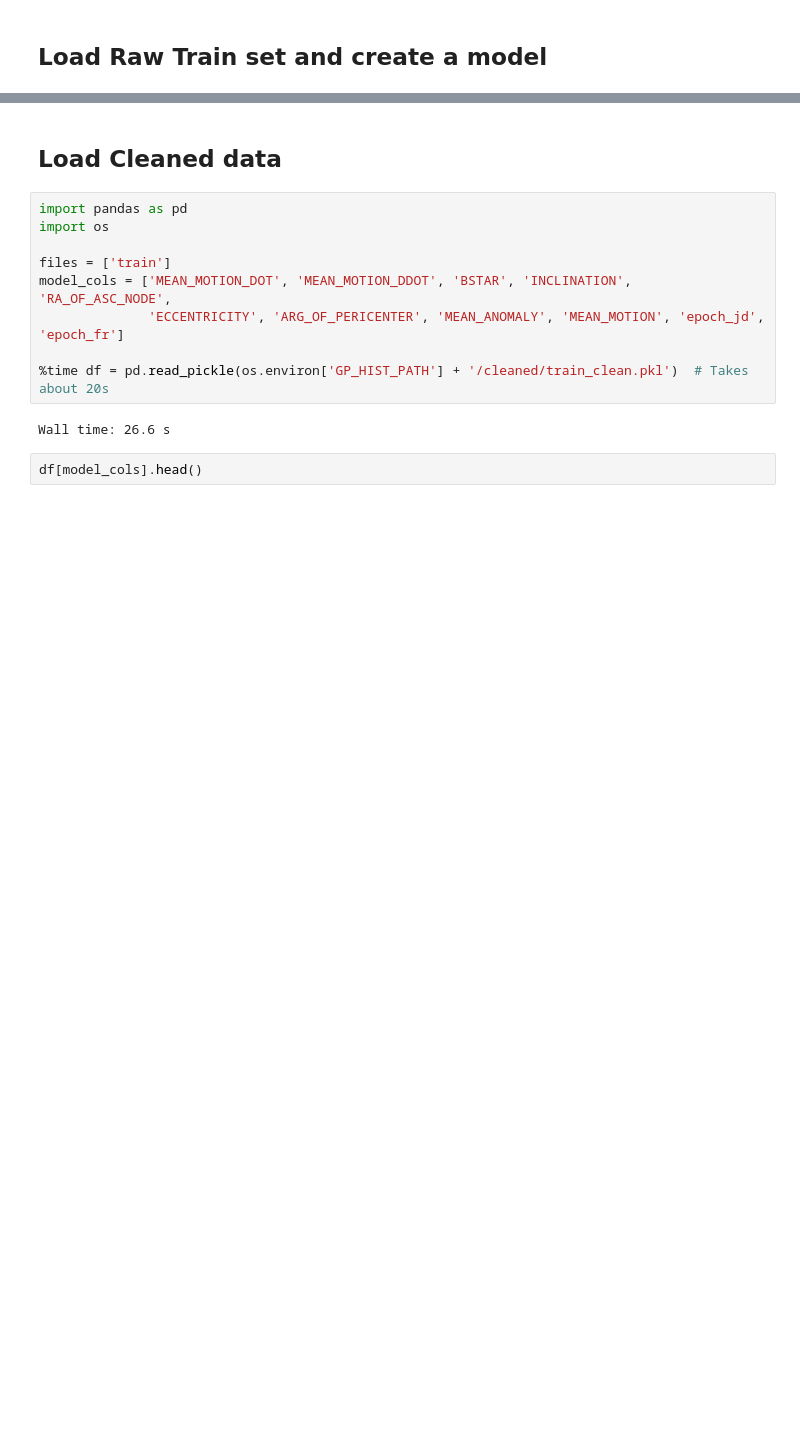
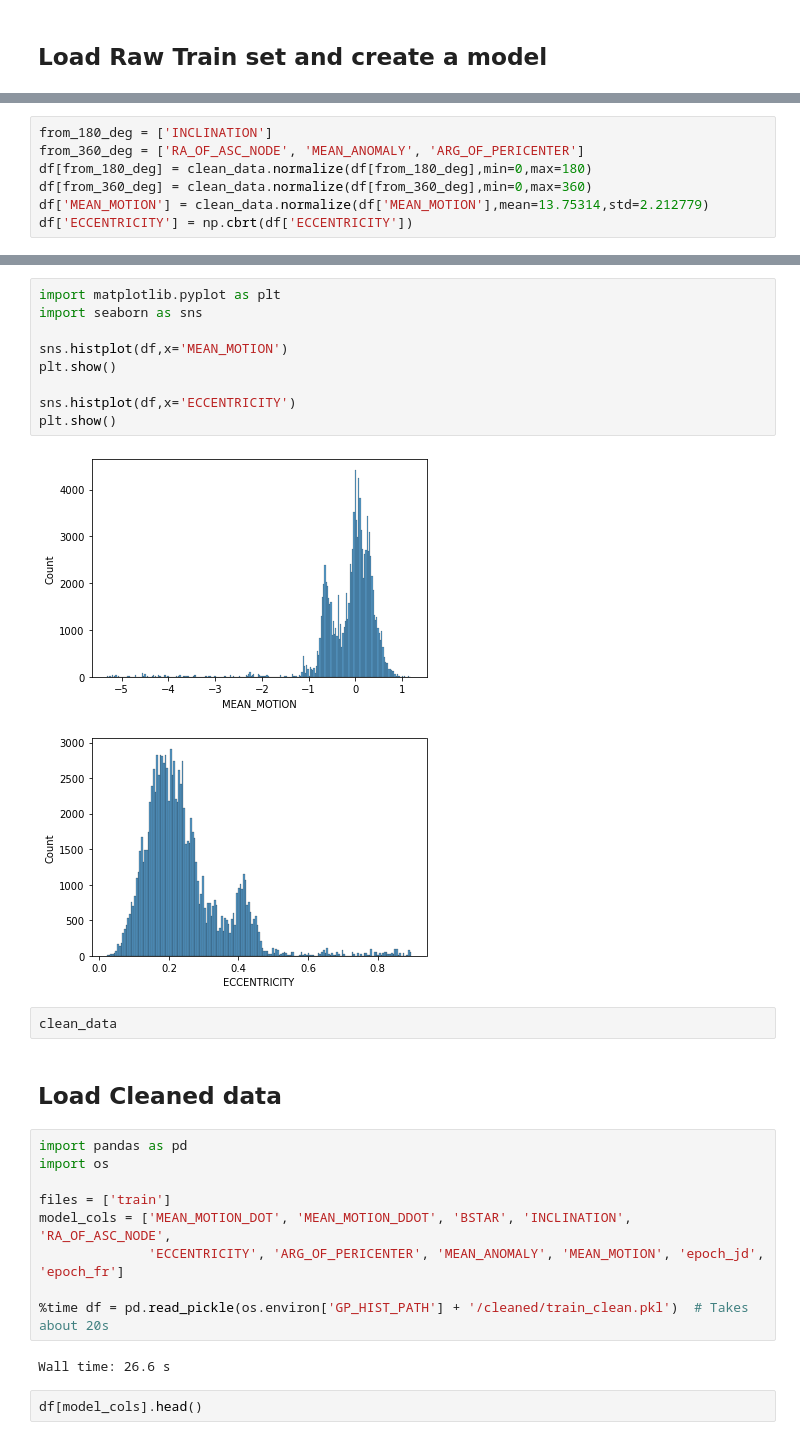
Before and after one commit to cm-tle-pred/tle-prediction, a Jupyter notebook: models/model_0/playground.ipynb, the cells around one changed output, grey strips where cells are left out. Drawn from its saved outputs; the diff is of its cells as text; blank space fills up the shorter version.

```diff
--- a/models/model_0/playground.ipynb
+++ b/models/model_0/playground.ipynb
@@ -39,0 +56,7 @@ Wall time: 4min 9s
+# %%
+from_180_deg = ['INCLINATION']
+from_360_deg = ['RA_OF_ASC_NODE', 'MEAN_ANOMALY', 'ARG_OF_PERICENTER']
+df[from_180_deg] = clean_data.normalize(df[from_180_deg],min=0,max=180)
+df[from_360_deg] = clean_data.normalize(df[from_360_deg],min=0,max=360)
+df['MEAN_MOTION'] = clean_data.normalize(df['MEAN_MOTION'],mean=13.75314,std=2.212779)
+df['ECCENTRICITY'] = np.cbrt(df['ECCENTRICITY'])
@@ -40,3 +75,17 @@ Wall time: 4min 9s
+# %%
+import matplotlib.pyplot as plt
+import seaborn as sns
+
+sns.histplot(df,x='MEAN_MOTION')
+plt.show()
+
+sns.histplot(df,x='ECCENTRICITY')
+plt.show()
+# %% [output]
+[figure, added]
+[figure, added]
+# %%
+clean_data
 # %% [markdown]
 ## Load Cleaned data
 # %%
```
Also changed, not shown: parts of 6 cells of this notebook, 2 other files.
